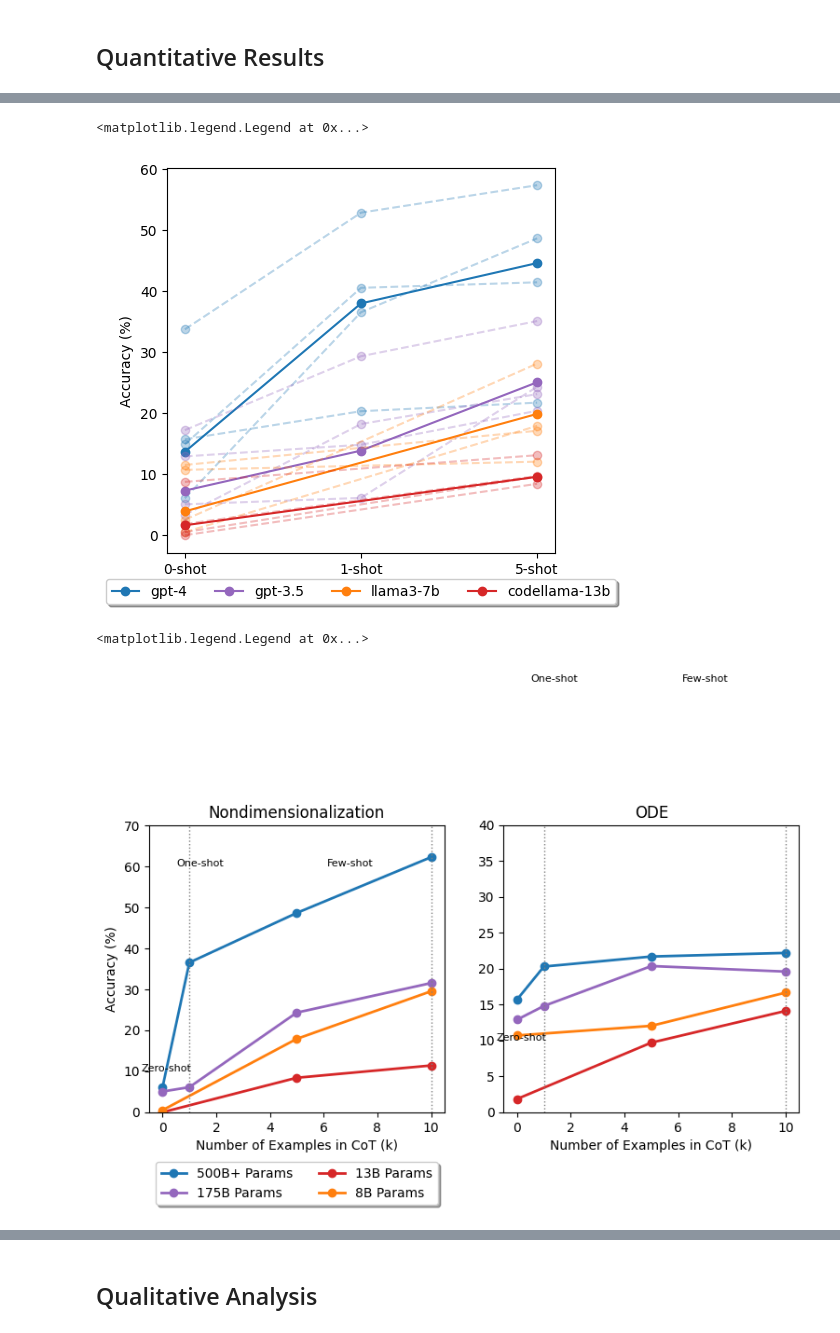
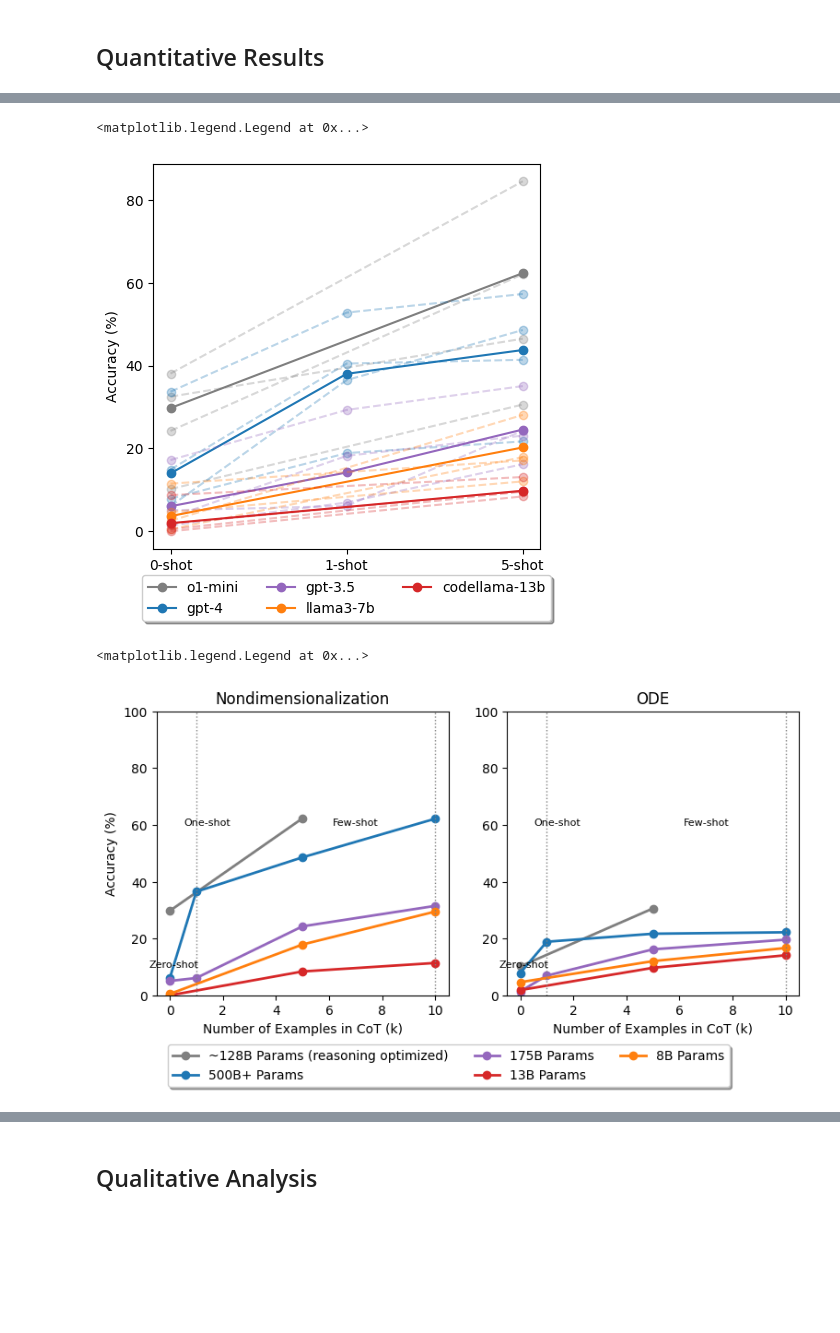
Before and after one commit to sarahmart/HARDMath, a Jupyter notebook: evaluation/paper_plotting.ipynb, the cells around one changed output, grey strips where cells are left out. Cells and saved outputs as stored; diff of their text form; code cells hidden in the pictures; blank space fills up the shorter version.

```diff
--- a/evaluation/paper_plotting.ipynb
+++ b/evaluation/paper_plotting.ipynb
@@ -23,51 +23,58 @@ evalsum_df
 # %%
 # by model
 fig, ax  = plt.subplots(figsize=(5,5))
-ax.plot(np.arange(3),evalsum_df.iloc[0,2:5],color = 'tab:blue',marker='o',label ='gpt-4')
+ax.plot([0,2],evalsum_df.iloc[0,2:4],color = 'tab:gray',marker='o',label ='o1-mini')
 for i in range(1,5):
-    ax.plot(np.arange(3),evalsum_df.iloc[i,2:5],'--',color = 'tab:blue',marker='o',alpha=0.3)
-ax.plot(np.arange(3),evalsum_df.iloc[0,6:9],color = 'tab:purple',marker='o',label ='gpt-3.5')
+    ax.plot([0,2],evalsum_df.iloc[i,2:4],'--',color = 'tab:gray',marker='o',alpha=0.3)
+ax.plot(np.arange(3),evalsum_df.iloc[0,4:7],color = 'tab:blue',marker='o',label ='gpt-4')
 for i in range(1,5):
-    ax.plot(np.arange(3),evalsum_df.iloc[i,6:9],'--',color = 'tab:purple',marker='o',alpha=0.3)
-ax.plot([0,2],evalsum_df.iloc[0,10:12],color = 'tab:orange',marker='o',label ='llama3-7b')
+    ax.plot(np.arange(3),evalsum_df.iloc[i,4:7],'--',color = 'tab:blue',marker='o',alpha=0.3)
+ax.plot(np.arange(3),evalsum_df.iloc[0,8:11],color = 'tab:purple',marker='o',label ='gpt-3.5')
 for i in range(1,5):
-    ax.plot([0,2],evalsum_df.iloc[i,10:12],'--',color = 'tab:orange',marker='o',alpha=0.3)
-ax.plot([0,2],evalsum_df.iloc[0,13:15],color = 'tab:red',marker='o',label ='codellama-13b')
+    ax.plot(np.arange(3),evalsum_df.iloc[i,8:11],'--',color = 'tab:purple',marker='o',alpha=0.3)
+ax.plot([0,2],evalsum_df.iloc[0,12:14],color = 'tab:orange',marker='o',label ='llama3-7b')
 for i in range(1,5):
-    ax.plot([0,2],evalsum_df.iloc[i,13:15],'--',color = 'tab:red',marker='o',alpha=0.3)
+    ax.plot([0,2],evalsum_df.iloc[i,12:14],'--',color = 'tab:orange',marker='o',alpha=0.3)
+ax.plot([0,2],evalsum_df.iloc[0,15:17],color = 'tab:red',marker='o',label ='codellama-13b')
+for i in range(1,5):
+    ax.plot([0,2],evalsum_df.iloc[i,15:17],'--',color = 'tab:red',marker='o',alpha=0.3)
 ax.set_xticks(np.arange(3))
 ax.set_xticklabels(['0-shot','1-shot','5-shot'])
 ax.set_ylabel('Accuracy (%)')
 #ax.legend()
 ax.legend(loc='upper center', bbox_to_anchor=(0.5, -0.05),
-          fancybox=True, shadow=True, ncol=5)
+          fancybox=True, shadow=True, ncol=3)
 # %% [output]
 <matplotlib.legend.Legend at 0x...>
-[figure, old version]
+[figure, new version]
 # %%
 # Nondim
 # Given x values
 x1 = np.array([0, 1, 5, 10])  # X-axis: Number of Examples in Context (K)
 x2 = np.array([0, 5, 10])
+x3 = np.array([0, 5])
 # Sample y data
-y1 = evalsum_df.iloc[1,2:6]  # Y-axis: Accuracy (%) for 500+B Params (with prompt)
-y2 = evalsum_df.iloc[1,6:10]  # Y-axis: Accuracy (%) for 175B Params (with prompt)
-y3 = evalsum_df.iloc[1,10:13]   # Y-axis: Accuracy (%) for 8B Params (with prompt)
-y4 = evalsum_df.iloc[1,13:16]   # Y-axis: Accuracy (%) for 13B Params (with prompt)
+y0 = evalsum_df.iloc[0,2:4]  # Y-axis: Accuracy (%) for 128B Params (with prompt)
+y1 = evalsum_df.iloc[1,4:8]  # Y-axis: Accuracy (%) for 500+B Params (with prompt)
+y2 = evalsum_df.iloc[1,8:12]  # Y-axis: Accuracy (%) for 175B Params (with prompt)
+y3 = evalsum_df.iloc[1,12:15]   # Y-axis: Accuracy (%) for 8B Params (with prompt)
+y4 = evalsum_df.iloc[1,15:18]   # Y-axis: Accuracy (%) for 13B Params (with prompt)
 
-z1 = evalsum_df.iloc[3,2:6]  # Y-axis: Accuracy (%) for 500+B Params (with prompt)
-z2 = evalsum_df.iloc[3,6:10]  # Y-axis: Accuracy (%) for 175B Params (with prompt)
-z3 = evalsum_df.iloc[3,10:13]   # Y-axis: Accuracy (%) for 8B Params (with prompt)
-z4 = evalsum_df.iloc[3,13:16]   # Y-axis: Accuracy (%) for 13B Params (with prompt)
+z0 = evalsum_df.iloc[3,2:4]  # Y-axis: Accuracy (%) for 128B Params (with prompt)
+z1 = evalsum_df.iloc[3,4:8]  # Y-axis: Accuracy (%) for 500+B Params (with prompt)
+z2 = evalsum_df.iloc[3,8:12]  # Y-axis: Accuracy (%) for 175B Params (with prompt)
+z3 = evalsum_df.iloc[3,12:15]   # Y-axis: Accuracy (%) for 8B Params (with prompt)
+z4 = evalsum_df.iloc[3,15:18]   # Y-axis: Accuracy (%) for 13B Params (with prompt)
 
 
 # Plotting
 fig, ax= plt.subplots(1, 2, figsize=(9, 4))
-
+ax[0].plot(x3, y0, label='~128B Params (reasoning optimized)', color='tab:gray', marker = 'o',linewidth=2)
 ax[0].plot(x1, y1, label='500B+ Params', color='tab:blue', marker = 'o',linewidth=2)
 ax[0].plot(x1, y2, label='175B Params', color='tab:purple', marker = 'o',linewidth=2)
 ax[0].plot(x2, y4, label='13B Params', color='tab:red', marker = 'o',linewidth=2)
 ax[0].plot(x2, y3, label='8B Params', color='tab:orange', marker = 'o',linewidth=2)
+ax[1].plot(x3, z0, label='~128B Params (reasoning optimized)', color='tab:gray', marker = 'o',linewidth=2)
 ax[1].plot(x1, z1, label='500B+ Params', color='tab:blue', marker = 'o',linewidth=2)
 ax[1].plot(x1, z2, label='175B Params', color='tab:purple', marker = 'o',linewidth=2)
 ax[1].plot(x2, z4, label='13B Params', color='tab:red', marker = 'o',linewidth=2)
@@ -99,14 +106,14 @@ ax[0].set_ylim([0, 100])
 ax[1].set_ylim([0, 100])
 
 # Legend
-ax[0].legend(loc='upper center', bbox_to_anchor=(0.5, -0.15),
-          fancybox=True, shadow=True, ncol=2)
+ax[0].legend(loc='upper center', bbox_to_anchor=(1.0, -0.15),
+          fancybox=True, shadow=True, ncol=3)
 
 # Display the plot
 #plt.show()
 # %% [output]
 <matplotlib.legend.Legend at 0x...>
-[figure, old version]
+[figure, new version]
 # %%
 # TODO: add comparison line with the CoT paper
 # %%
```
Also changed, not shown: parts of 8 cells of this notebook, 14 other files.
